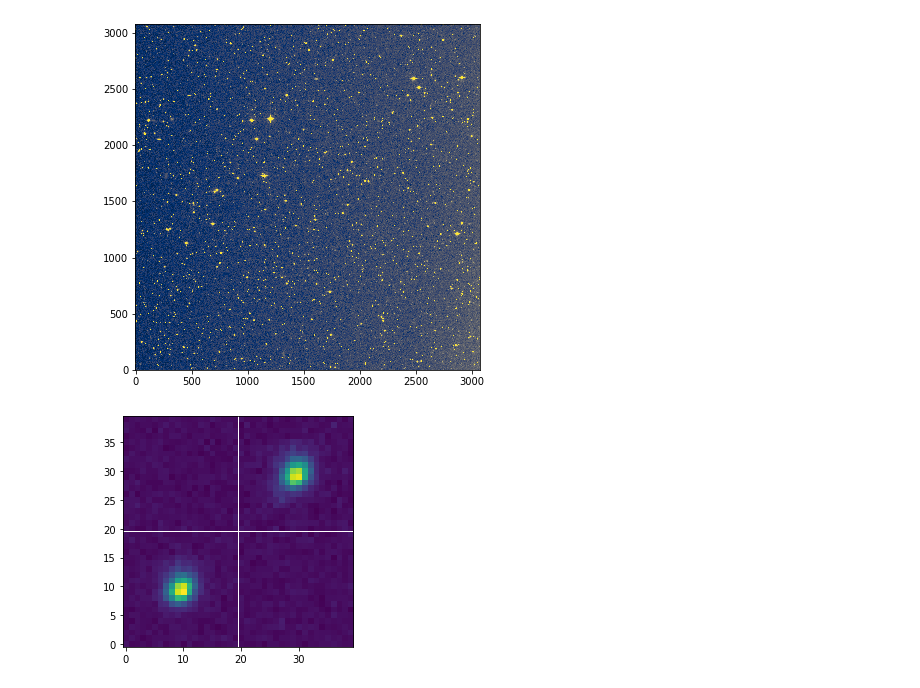
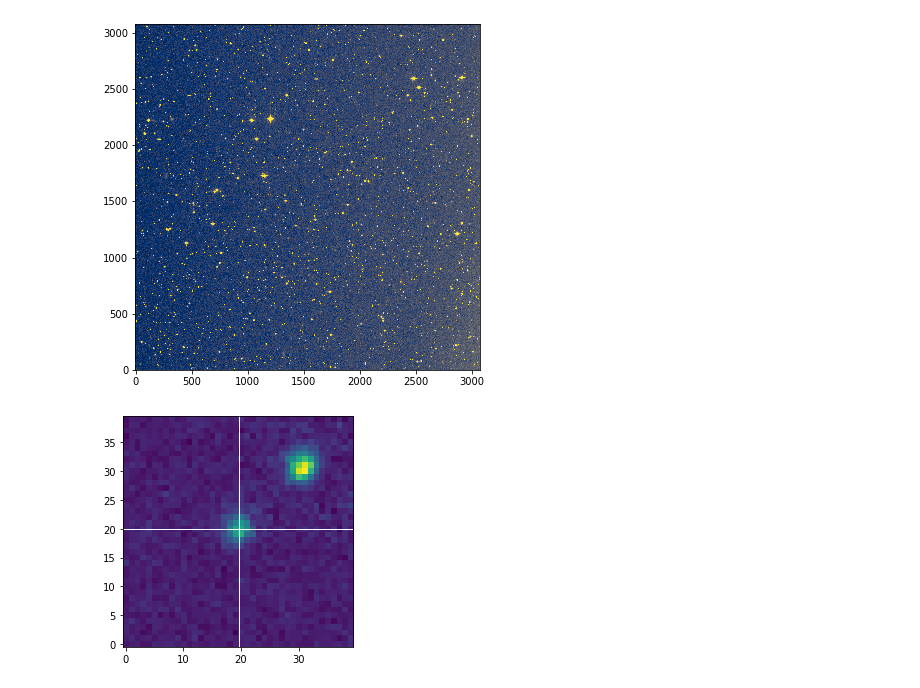
Before and after one commit to Nora-n/ztf_work, a Jupyter notebook: Notebooks/Plots/plot_fakes_ztfimg.ipynb, the cells around one changed output. Cells and saved outputs as stored; diff of their text form; code cells hidden in the pictures.

```diff
--- a/Notebooks/Plots/plot_fakes_ztfimg.ipynb
+++ b/Notebooks/Plots/plot_fakes_ztfimg.ipynb
@@ -149,9 +144,9 @@ zimg_f.show('data')
 <matplotlib.axes._axes.Axes at 0x...>
 [figure]
 # %%
-fake_test = zimg_f.get_stamps(x[star_idx]+view_x_inc,
-                              y[star_idx]+view_y_inc,
+fake_test = zimg_f.get_stamps(x_nearest+view_x_inc,
+                              y_nearest+view_y_inc,
                               view_size, view_size)
 fake_test.show()
 # %% [output]
-[figure, old version]
+[figure, new version]
```
Also changed, not shown: parts of 4 cells of this notebook, 1 other file.
